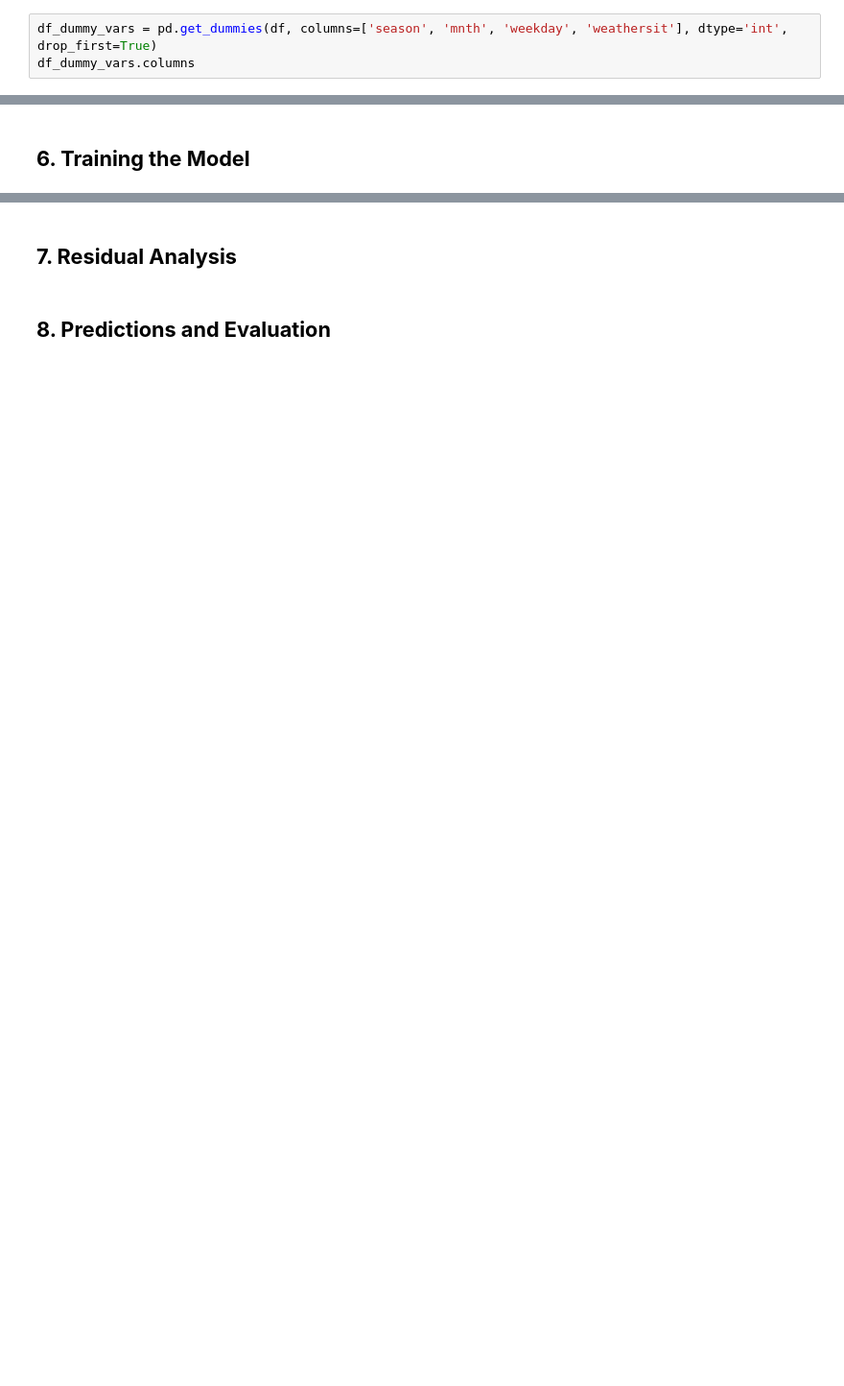
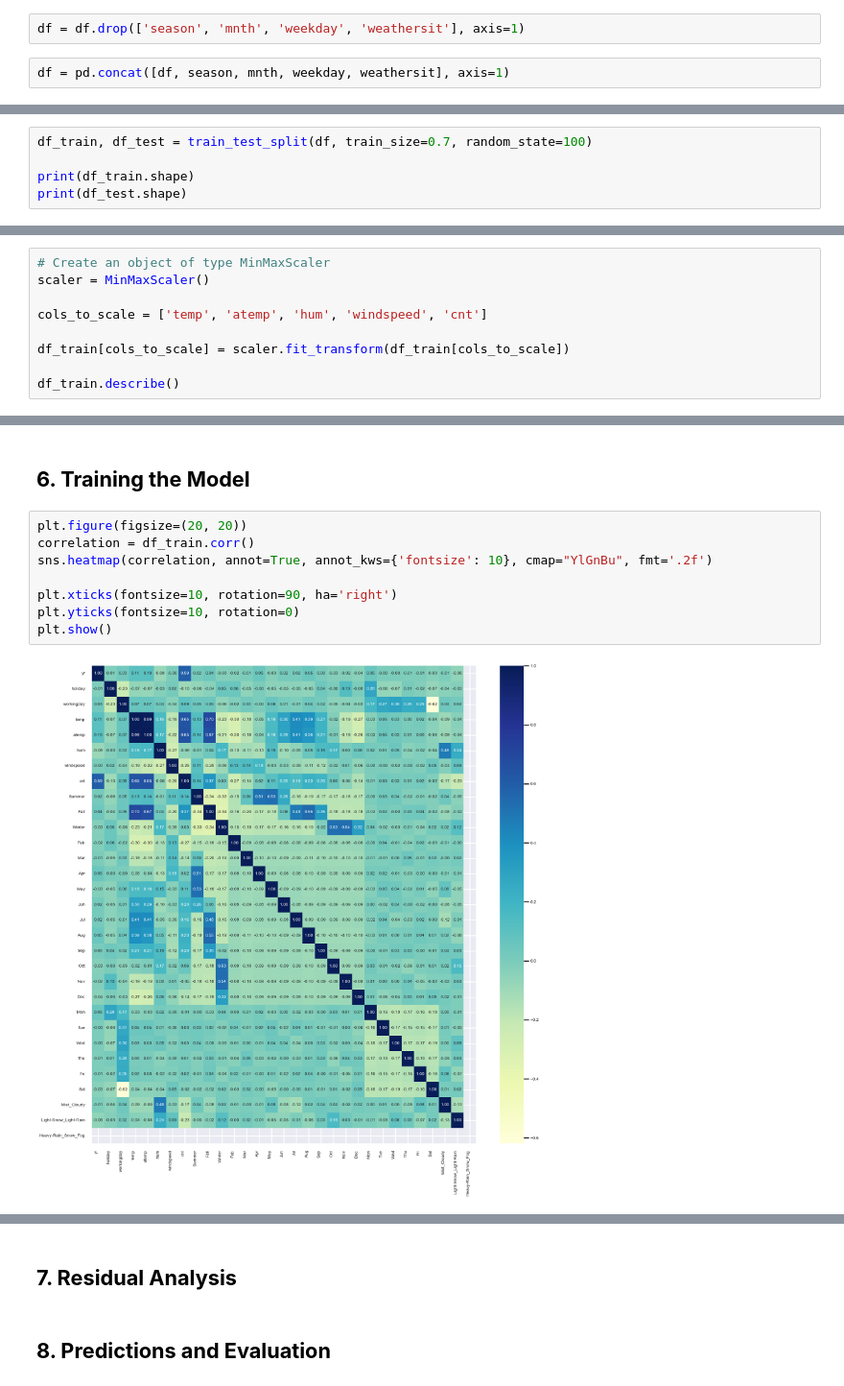
Before and after one commit to uvarajthulasiram/BikeSharingAssignment, a Jupyter notebook: LinearRegression.ipynb, the cells around one changed output, grey strips where cells are left out. Shown at 96% size. Saved outputs shown, nothing was run; the diff lists cells and outputs as text; blank space fills up the shorter version.

Commit message:
Training the Model

```diff
--- a/LinearRegression.ipynb
+++ b/LinearRegression.ipynb
@@ -440,3 +457,4 @@ df.shape
+# %%
+df = df.drop(['season', 'mnth', 'weekday', 'weathersit'], axis=1)
 # %%
-df_dummy_vars = pd.get_dummies(df, columns=['season', 'mnth', 'weekday', 'weathersit'], dtype='int', drop_first=True)
-df_dummy_vars.columns
+df = pd.concat([df, season, mnth, weekday, weathersit], axis=1)
@@ -458 +474,6 @@ df_dummy_vars.shape
 - Split the data into training and testing sets.
+# %%
+df_train, df_test = train_test_split(df, train_size=0.7, random_state=100)
+
+print(df_train.shape)
+print(df_test.shape)
@@ -458,0 +496,9 @@ df_dummy_vars.shape
+# %%
+# Create an object of type MinMaxScaler
+scaler = MinMaxScaler()
+
+cols_to_scale = ['temp', 'atemp', 'hum', 'windspeed', 'cnt']
+
+df_train[cols_to_scale] = scaler.fit_transform(df_train[cols_to_scale])
+
+df_train.describe()
@@ -459,2 +515,12 @@ df_dummy_vars.shape
 # %% [markdown]
 ## **6. Training the Model**
+# %%
+plt.figure(figsize=(20, 20))
+correlation = df_train.corr()
+sns.heatmap(correlation, annot=True, annot_kws={'fontsize': 10}, cmap="YlGnBu", fmt='.2f')
+
+plt.xticks(fontsize=10, rotation=90, ha='right')
+plt.yticks(fontsize=10, rotation=0)
+plt.show()
+# %% [output]
+[figure, added]
```
Also changed, not shown: parts of 25 cells of this notebook.
